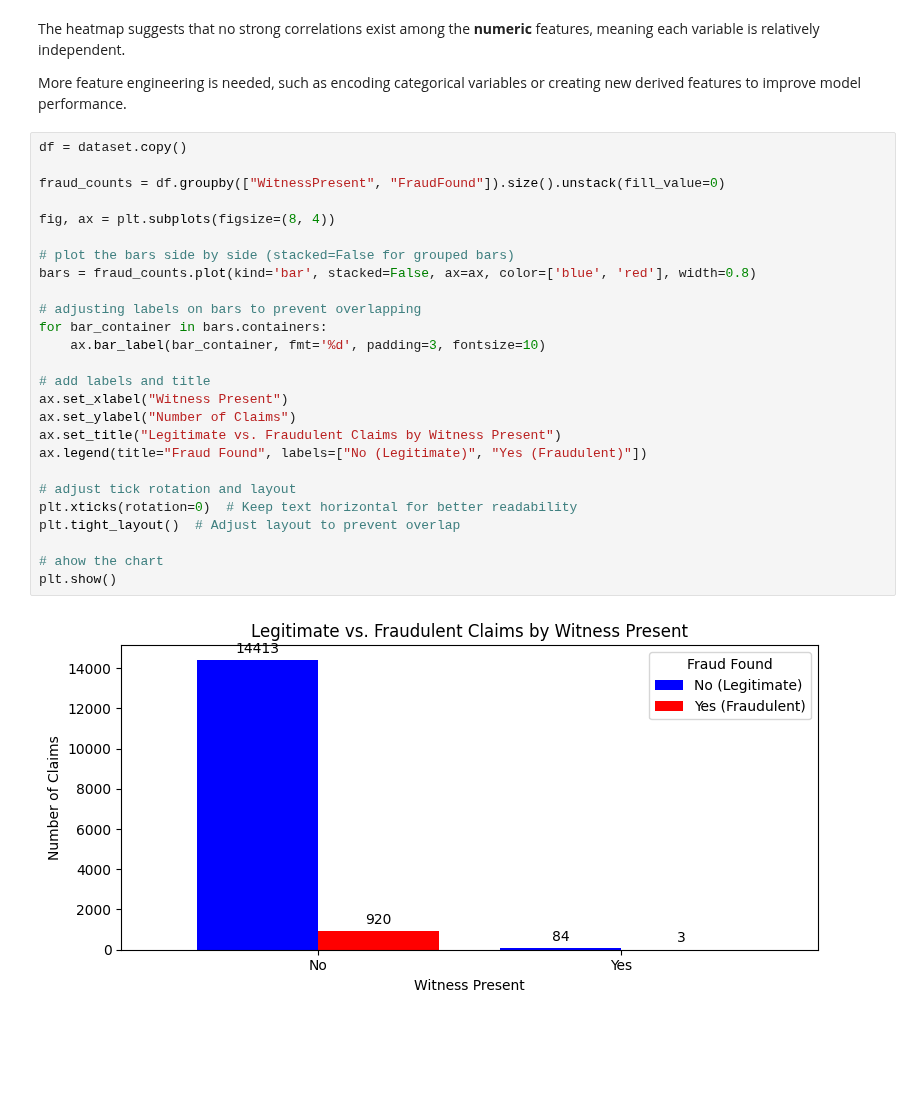
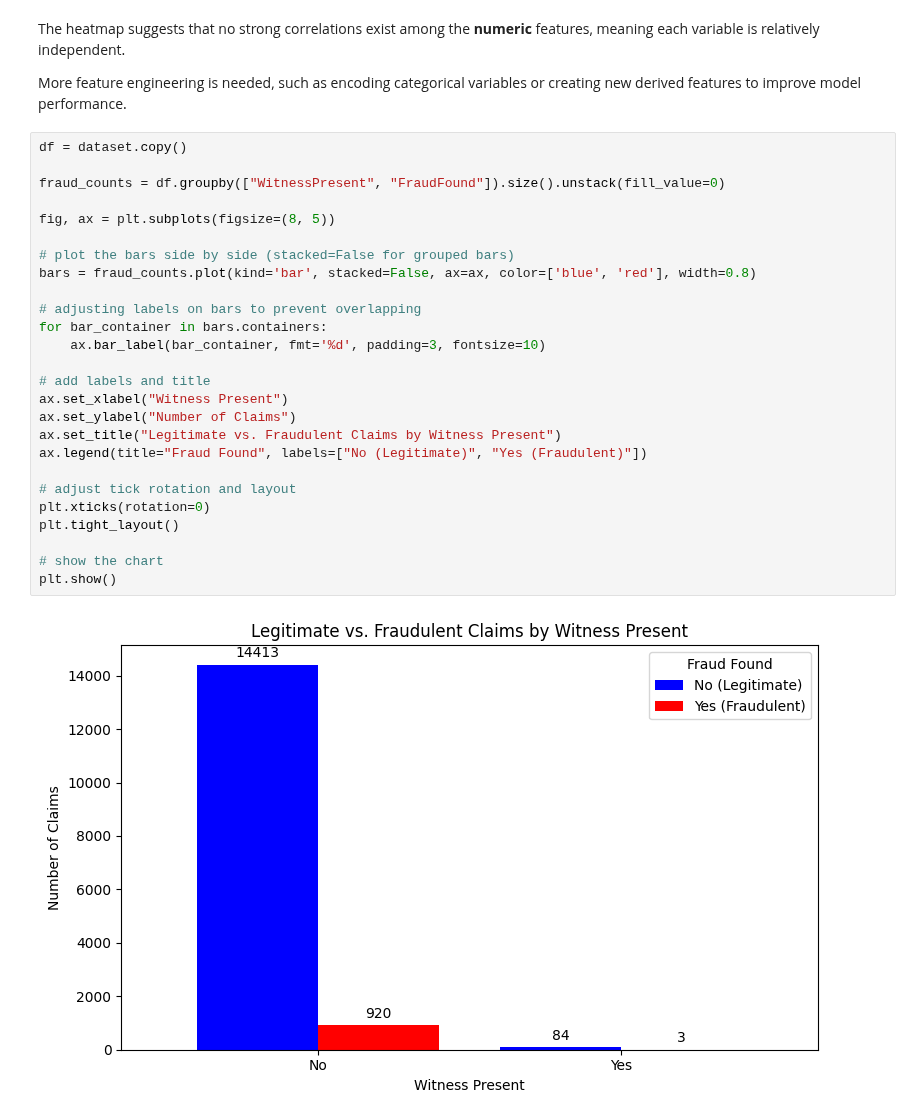
Before and after one commit to SergeyNelyapenkoBU/2025-spring-B2, a Jupyter notebook: OMDS-ModB2-Week2-Nelyapenko-Sergey.ipynb, the cells around one changed output. Saved outputs shown, nothing was run; the diff lists cells and outputs as text; blank space fills up the shorter version.

```diff
--- a/OMDS-ModB2-Week2-Nelyapenko-Sergey.ipynb
+++ b/OMDS-ModB2-Week2-Nelyapenko-Sergey.ipynb
@@ -321,31 +321,31 @@ More feature engineering is needed, such as encoding categorical variables or cr
 # %%
 df = dataset.copy()
 
 fraud_counts = df.groupby(["WitnessPresent", "FraudFound"]).size().unstack(fill_value=0)
 
-fig, ax = plt.subplots(figsize=(8, 4))
+fig, ax = plt.subplots(figsize=(8, 5))
 
 # plot the bars side by side (stacked=False for grouped bars)
 bars = fraud_counts.plot(kind='bar', stacked=False, ax=ax, color=['blue', 'red'], width=0.8)
 
 # adjusting labels on bars to prevent overlapping
 for bar_container in bars.containers:
     ax.bar_label(bar_container, fmt='%d', padding=3, fontsize=10)
 
 # add labels and title
 ax.set_xlabel("Witness Present")
 ax.set_ylabel("Number of Claims")
 ax.set_title("Legitimate vs. Fraudulent Claims by Witness Present")
 ax.legend(title="Fraud Found", labels=["No (Legitimate)", "Yes (Fraudulent)"])
 
 # adjust tick rotation and layout
-plt.xticks(rotation=0)  # Keep text horizontal for better readability
-plt.tight_layout()  # Adjust layout to prevent overlap
+plt.xticks(rotation=0)
+plt.tight_layout()
 
-# ahow the chart
+# show the chart
 plt.show()
 # %% [output]
-[figure, old version]
+[figure, new version]
 # %%
 fraud_counts = df.groupby(["AgeOfPolicyHolder", "FraudFound"]).size().unstack(fill_value=0)
 
```
Also changed, not shown: parts of 1 cell of this notebook.
